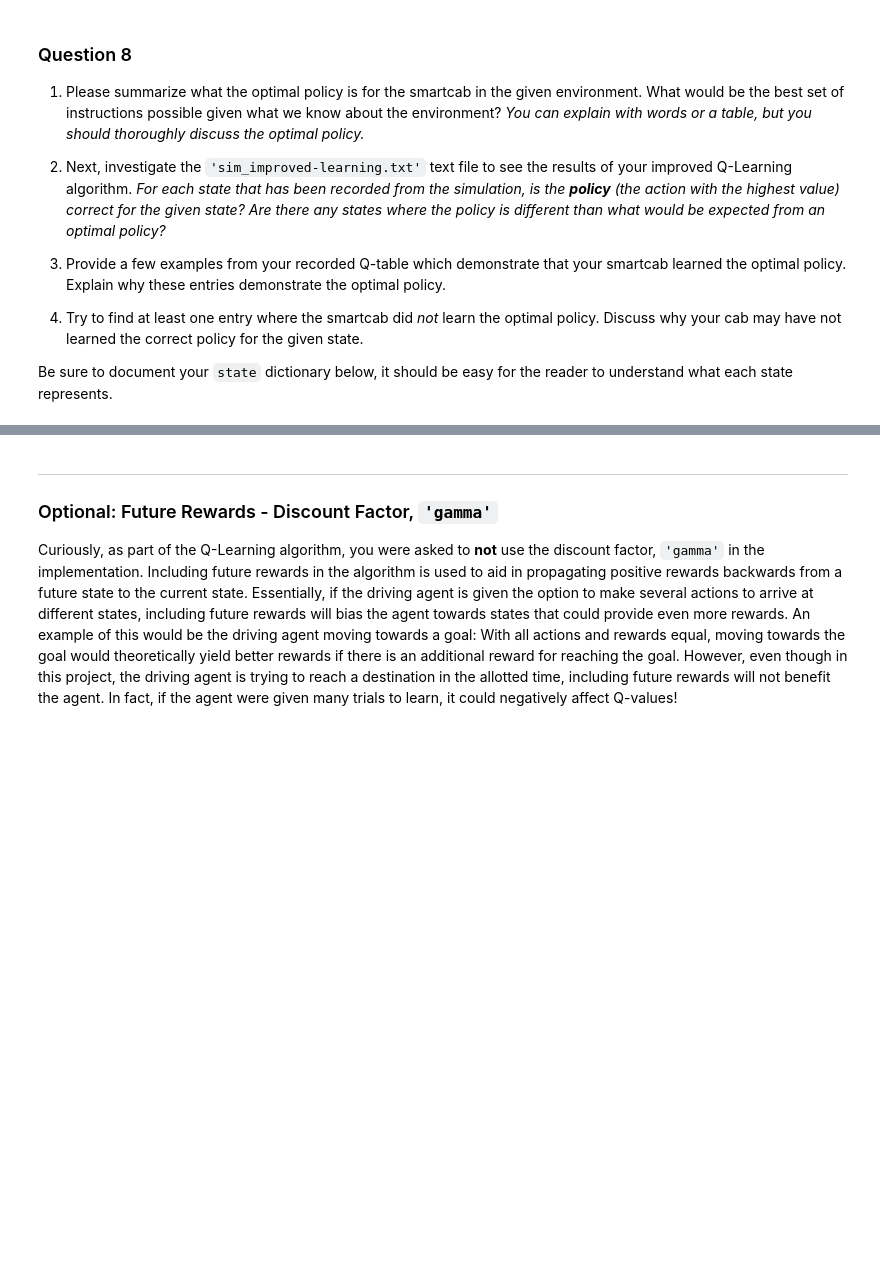
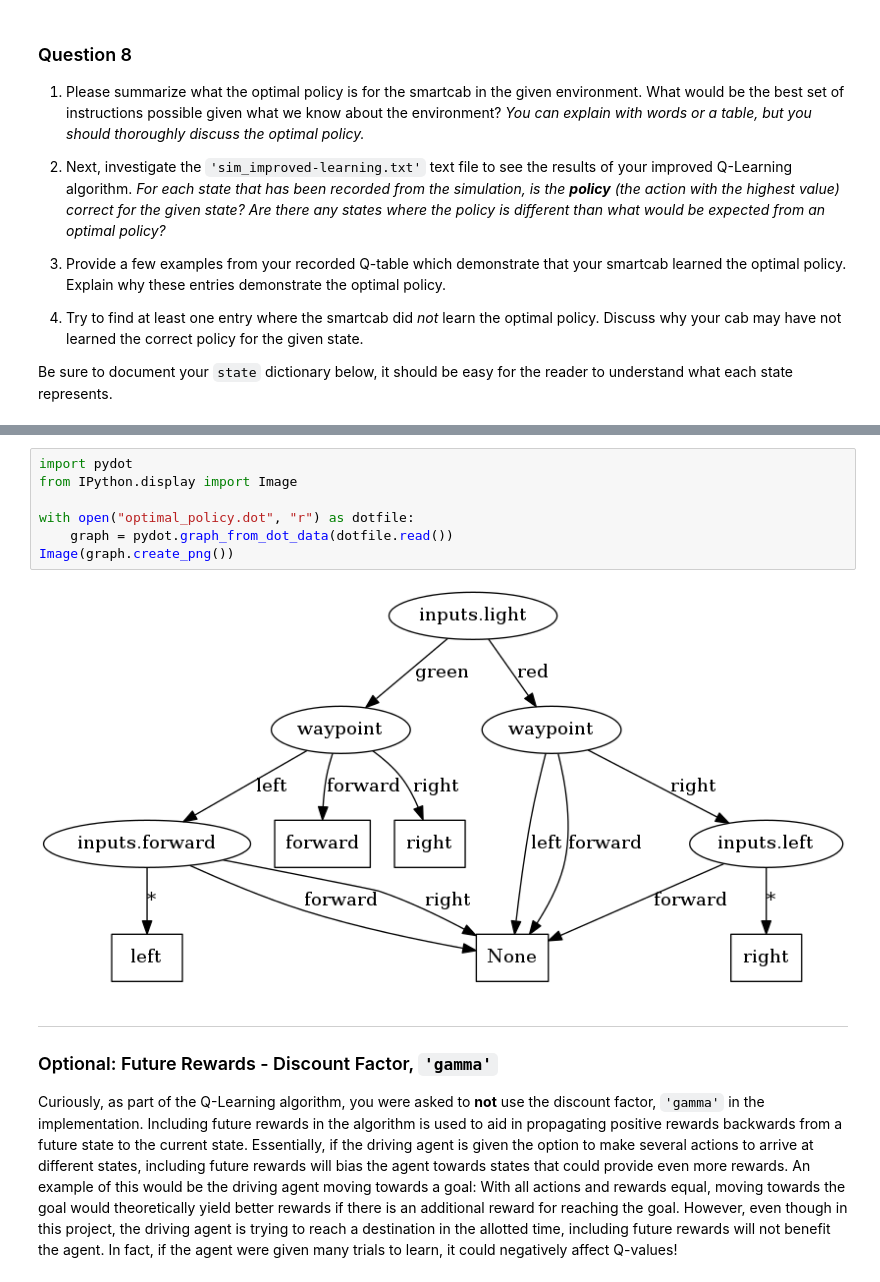
Before and after one commit to codekitchen/udacity_machine_learning, a Jupyter notebook: smartcab/smartcab.ipynb, the cells around one changed output, grey strips where cells are left out. Saved outputs shown, nothing was run; the diff lists cells and outputs as text; blank space fills up the shorter version.

```diff
--- a/smartcab/smartcab.ipynb
+++ b/smartcab/smartcab.ipynb
@@ -294,3 +392,12 @@ Be sure to document your `state` dictionary below, it should be easy for the rea
+# %%
+import pydot
+from IPython.display import Image
+
+with open("optimal_policy.dot", "r") as dotfile:
+    graph = pydot.graph_from_dot_data(dotfile.read())
+Image(graph.create_png())
+# %% [output]
+[figure, added]
 # %% [markdown]
 -----
 ### Optional: Future Rewards - Discount Factor, `'gamma'`
```
Also changed, not shown: parts of 14 cells of this notebook, 7 other files.
